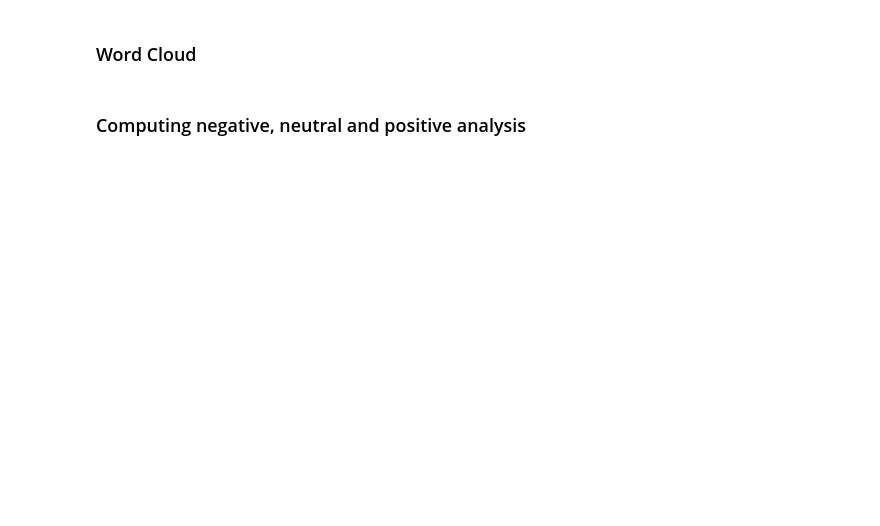
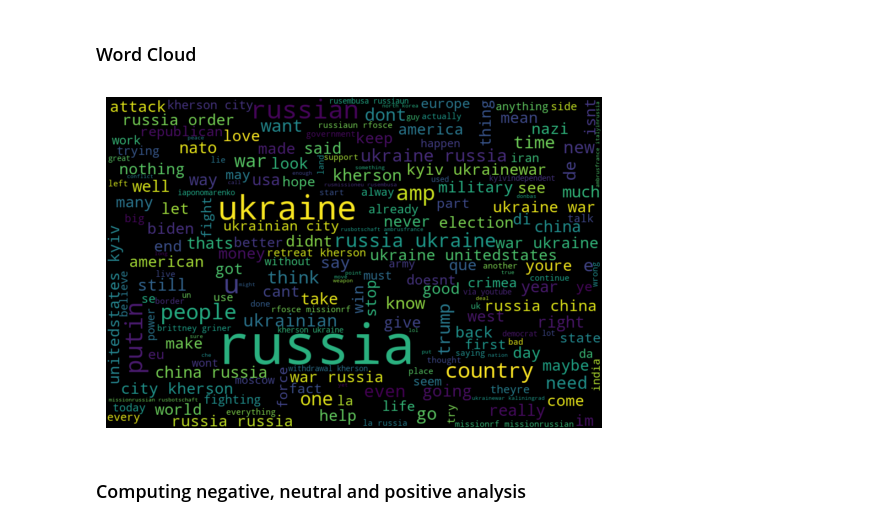
Before and after one commit to ShaistaMuskan/DAC-Curriculum, a Jupyter notebook: DAC-008_Intro_To_NLP/DAC-008_Sentiment_Analysis_1_Student.ipynb, the cells around one changed output. Drawn from its saved outputs; the diff is of its cells as text; code cells hidden in the pictures; blank space fills up the shorter version.

```diff
--- a/DAC-008_Intro_To_NLP/DAC-008_Sentiment_Analysis_1_Student.ipynb
+++ b/DAC-008_Intro_To_NLP/DAC-008_Sentiment_Analysis_1_Student.ipynb
@@ -164,6 +303,6 @@ def tweet_processor(tweet_data):
 processed_tweet_data = df_tweets.copy()
 # %%
 # Applying the tweet_processor function created
-# processed_tweet_data['Reviewed_Tweet'] = df_tweets['tweet'].apply(tweet_processor)
+processed_tweet_data['Reviewed_Tweet'] = df_tweets['tweet'].apply(tweet_processor)
 # %%
 # Displaying processed tweet data
@@ -173,8 +325,14 @@ processed_tweet_data = df_tweets.copy()
 # %%
 # Subjectivity of the processed data from 0 to 1, 0 means neutral/facts, 1 means personal opinion
 # Create a function to get the subjectivity
+def getSubjectivity(text):
+    return TextBlob(text).sentiment.subjectivity
 # %%
 # Polarity of the processed data from -1 to 1, -1 means negative, 0 means neutral, 1 means positive
 # Create a function to get the polarity
+def getPolarity(text):
+    return TextBlob(text).sentiment.polarity
 # %%
 # Creating columns to display subjectivity and polarity
+processed_tweet_data['Subjectivity'] = processed_tweet_data['Reviewed_Tweet'].apply(getSubjectivity)
+processed_tweet_data['Polarity'] = processed_tweet_data['Reviewed_Tweet'].apply(getPolarity)
@@ -183,10 +355,12 @@ processed_tweet_data = df_tweets.copy()
 # %% [markdown]
 ### Word Cloud
 # %%
-# allTweets = ' '.join([tweets for tweets in processed_tweet_data['Reviewed_Tweet']])
-# RU_wordcloud=WordCloud(width=900, height=600, random_state=21, max_font_size=100).generate(allTweets)
-# plt.imshow(RU_wordcloud, interpolation = 'bilinear')
-# plt.axis('off')
-# plt.show()
+allTweets = ' '.join([tweets for tweets in processed_tweet_data['Reviewed_Tweet']])
+RU_wordcloud=WordCloud(width=900, height=600, random_state=21, max_font_size=100).generate(allTweets)
+plt.imshow(RU_wordcloud, interpolation = 'bilinear')
+plt.axis('off')
+plt.show()
+# %% [output]
+[figure, added]
 # %% [markdown]
 ### Computing negative, neutral and positive analysis
```
Also changed, not shown: parts of 26 cells of this notebook.
